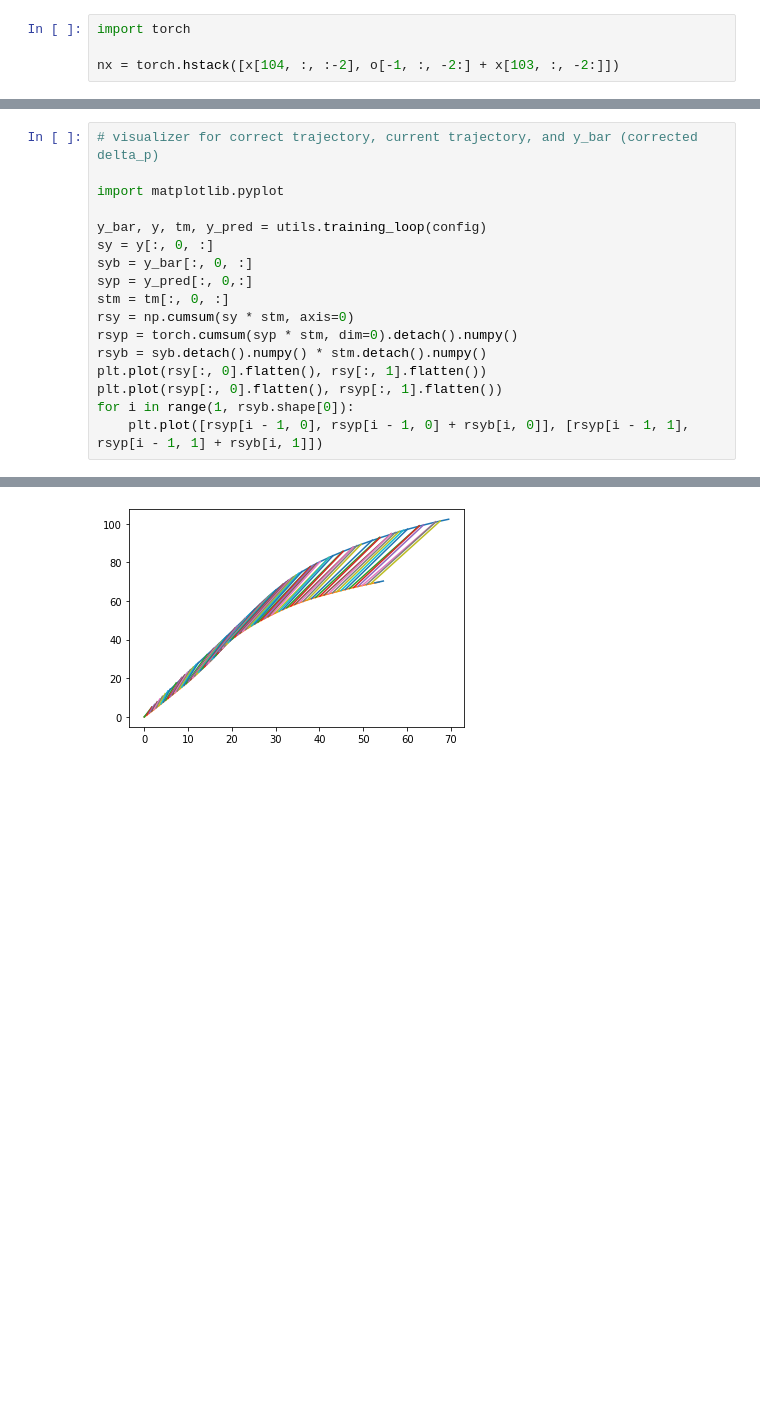
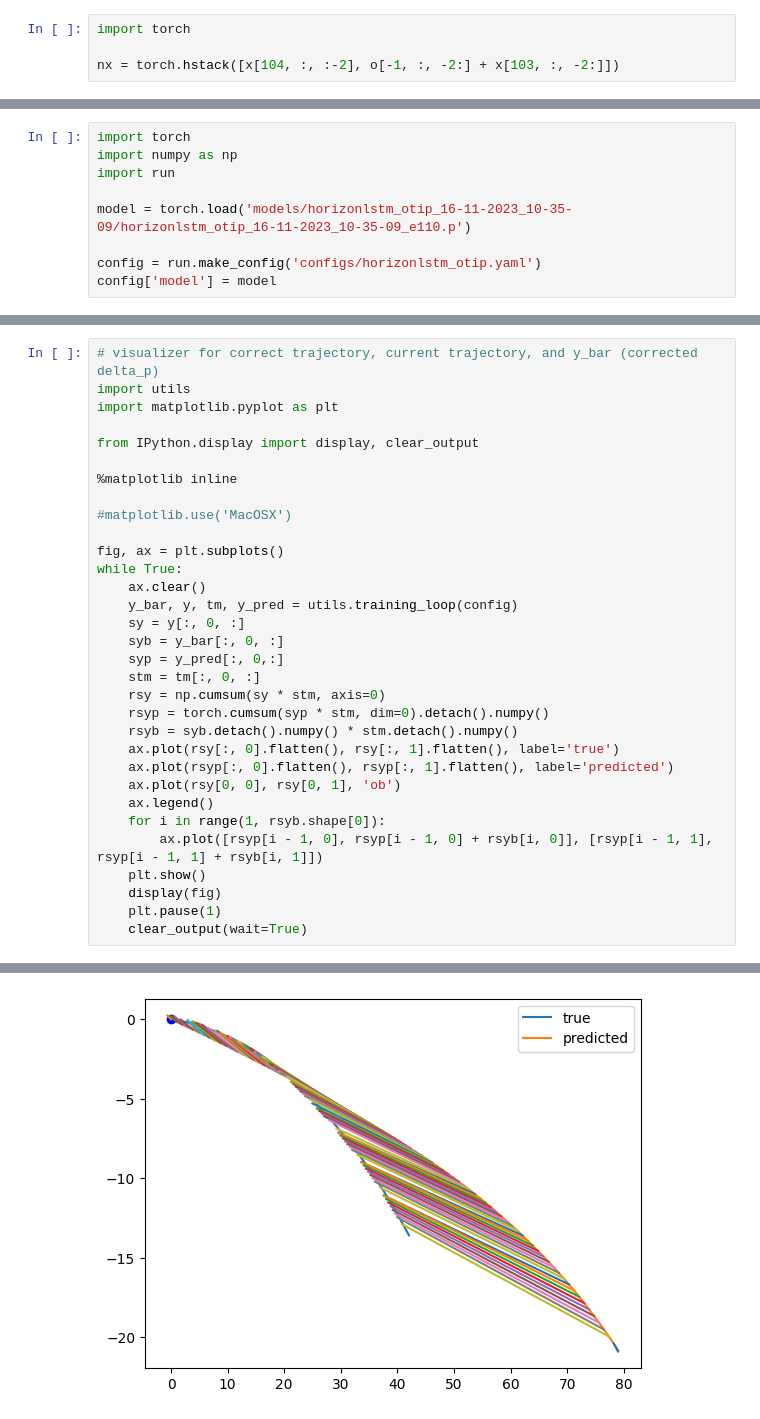
Before and after one commit to adkala/lvbc, a Jupyter notebook: test.ipynb, the cells around one changed output, grey strips where cells are left out. Cells and saved outputs as stored; diff of their text form; blank space fills up the shorter version.

Commit message:
add configs

```diff
--- a/test.ipynb
+++ b/test.ipynb
@@ -351,2 +321,10 @@ tensor([[ 1.1529e+00, -1.4410e+00, -1.2962e+00, -1.3295e-01, -1.5107e+00,
 # %%
+import torch
+import numpy as np
+import run
+
+model = torch.load('models/horizonlstm_otip_16-11-2023_10-35-09/horizonlstm_otip_16-11-2023_10-35-09_e110.p')
+
+config = run.make_config('configs/horizonlstm_otip.yaml')
+config['model'] = model
 # %% [output]
@@ -354,18 +334,33 @@ running rb15_08_15-16_28
 # %%
 # visualizer for correct trajectory, current trajectory, and y_bar (corrected delta_p)
+import utils
+import matplotlib.pyplot as plt
 
-import matplotlib.pyplot
+from IPython.display import display, clear_output
 
-y_bar, y, tm, y_pred = utils.training_loop(config)
-sy = y[:, 0, :]
-syb = y_bar[:, 0, :]
-syp = y_pred[:, 0,:]
-stm = tm[:, 0, :]
-rsy = np.cumsum(sy * stm, axis=0)
-rsyp = torch.cumsum(syp * stm, dim=0).detach().numpy()
-rsyb = syb.detach().numpy() * stm.detach().numpy()
-plt.plot(rsy[:, 0].flatten(), rsy[:, 1].flatten())
-plt.plot(rsyp[:, 0].flatten(), rsyp[:, 1].flatten())
-for i in range(1, rsyb.shape[0]):
-    plt.plot([rsyp[i - 1, 0], rsyp[i - 1, 0] + rsyb[i, 0]], [rsyp[i - 1, 1], rsyp[i - 1, 1] + rsyb[i, 1]])
+%matplotlib inline
+
+#matplotlib.use('MacOSX')
+
+fig, ax = plt.subplots()
+while True:
+    ax.clear()
+    y_bar, y, tm, y_pred = utils.training_loop(config)
+    sy = y[:, 0, :]
+    syb = y_bar[:, 0, :]
+    syp = y_pred[:, 0,:]
+    stm = tm[:, 0, :]
+    rsy = np.cumsum(sy * stm, axis=0)
+    rsyp = torch.cumsum(syp * stm, dim=0).detach().numpy()
+    rsyb = syb.detach().numpy() * stm.detach().numpy()
+    ax.plot(rsy[:, 0].flatten(), rsy[:, 1].flatten(), label='true')
+    ax.plot(rsyp[:, 0].flatten(), rsyp[:, 1].flatten(), label='predicted')
+    ax.plot(rsy[0, 0], rsy[0, 1], 'ob')
+    ax.legend()
+    for i in range(1, rsyb.shape[0]):
+        ax.plot([rsyp[i - 1, 0], rsyp[i - 1, 0] + rsyb[i, 0]], [rsyp[i - 1, 1], rsyp[i - 1, 1] + rsyb[i, 1]])
+    plt.show()
+    display(fig)
+    plt.pause(1)
+    clear_output(wait=True)
 # %% [output]
@@ -373 +368 @@ running rb15_08_15-16_28
-[figure, old version]
+[figure, new version]
```
Also changed, not shown: parts of 10 cells of this notebook, 9 other files.
